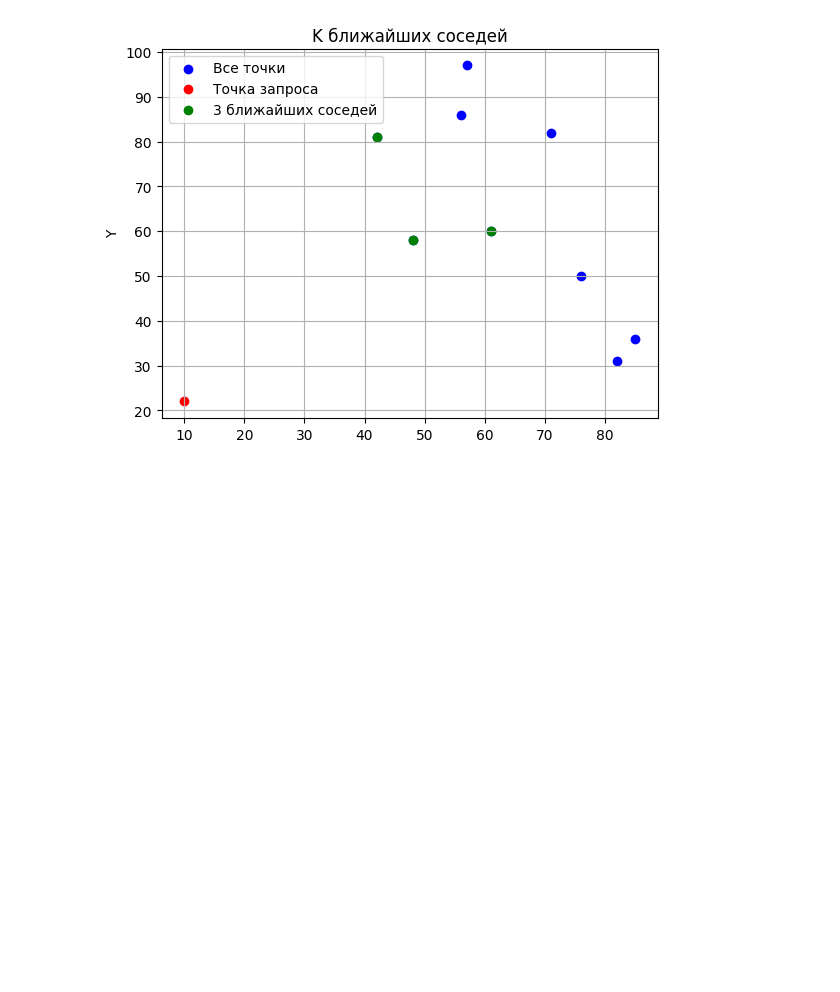
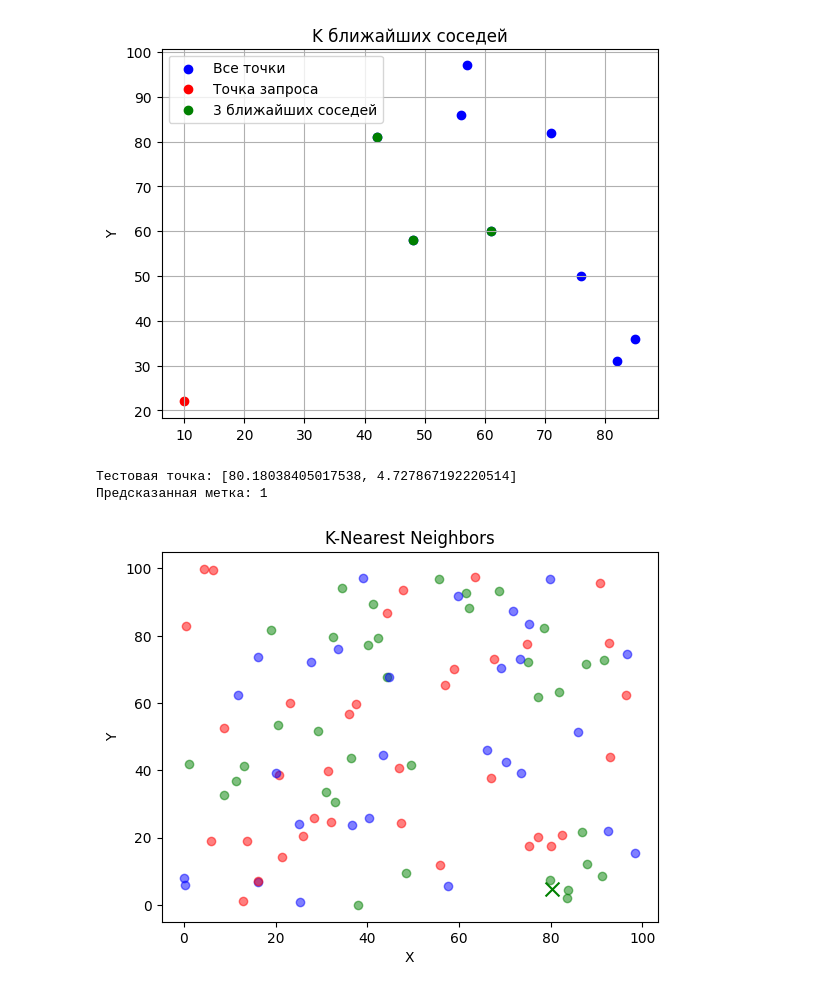
Before and after one commit to Farido01/R1, a Jupyter notebook: knn.ipynb, the cells around one changed output. Drawn from its saved outputs; the diff is of its cells as text; code cells hidden in the pictures; blank space fills up the shorter version.

```diff
--- a/knn.ipynb
+++ b/knn.ipynb
@@ -48,3 +48,48 @@ plt.legend()
 plt.grid(True)
 # %% [output]
 [figure]
+# %%
+import numpy as np
+import matplotlib.pyplot as plt
+from collections import Counter
+import random
+def generate_data(num_points, num_classes):
+    data = []
+    for i in range(num_points):
+        x = random.uniform(0, 100)
+        y = random.uniform(0, 100)
+        label = random.randint(0, num_classes - 1)
+        data.append([x, y, label])
+    return data
+def distance(point1, point2):
+    return np.sqrt( (point1[0] - point2[0])**2 + (point1[1] - point2[1])**2)
+def knn(train_data, test_point, k):
+    distances = []
+    for data_point in train_data:
+        dist = distance(data_point, test_point)
+        distances.append((dist, data_point[2]))
+    distances.sort()
+    nearest_neighbors = distances[:k]
+    labels = [neighbor[1] for neighbor in nearest_neighbors]
+    most_common = Counter(labels).most_common(1)
+    return most_common[0][0]
+train_data = generate_data(100, 3)
+test_point = [random.uniform(0, 100), random.uniform(0, 100)]
+k = 5
+predicted_label = knn(train_data, test_point, k)
+print(f"Тестовая точка: {test_point}")
+print(f"Предсказанная метка: {predicted_label}")
+def plot_data(train_data, test_point, predicted_label):
+    colors = ['r', 'g', 'b']
+    for point in train_data:
+        plt.scatter(point[0], point[1], color=colors[point[2]], alpha=0.5)
+    plt.scatter(test_point[0], test_point[1], color=colors[predicted_label], marker='x', s=100)
+    plt.xlabel('X')
+    plt.ylabel('Y')
+    plt.title('K-Nearest Neighbors')
+    plt.show()
+plot_data(train_data, test_point, predicted_label)
+# %% [output]
+Тестовая точка: [80.18038405017538, 4.727867192220514]
+Предсказанная метка: 1
+[figure, added]
```
Also changed, not shown: 2 other files.
